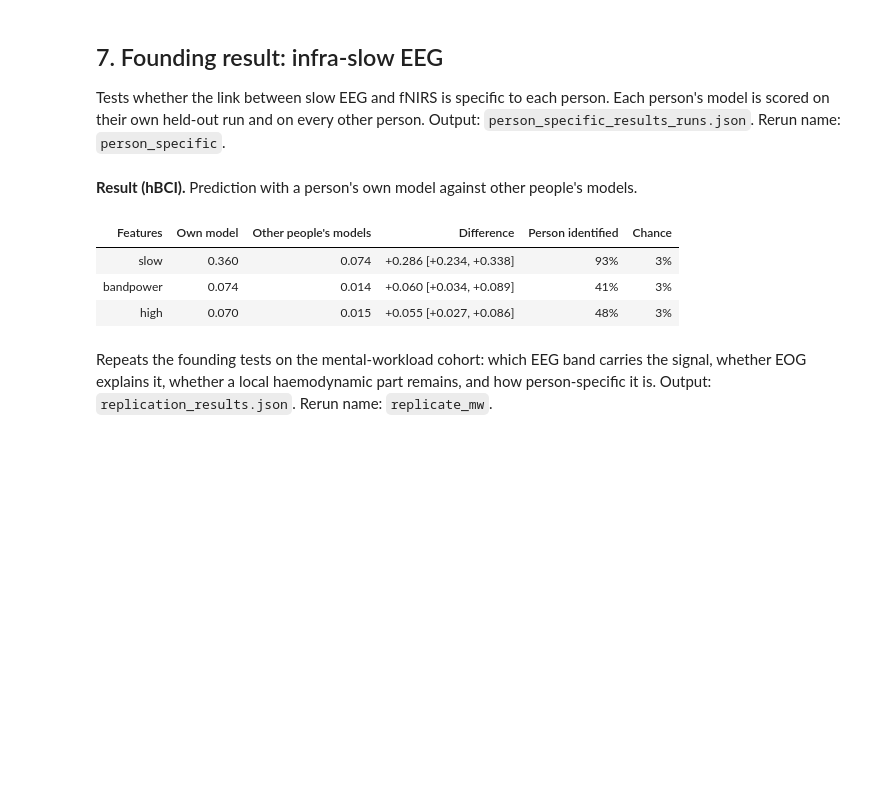
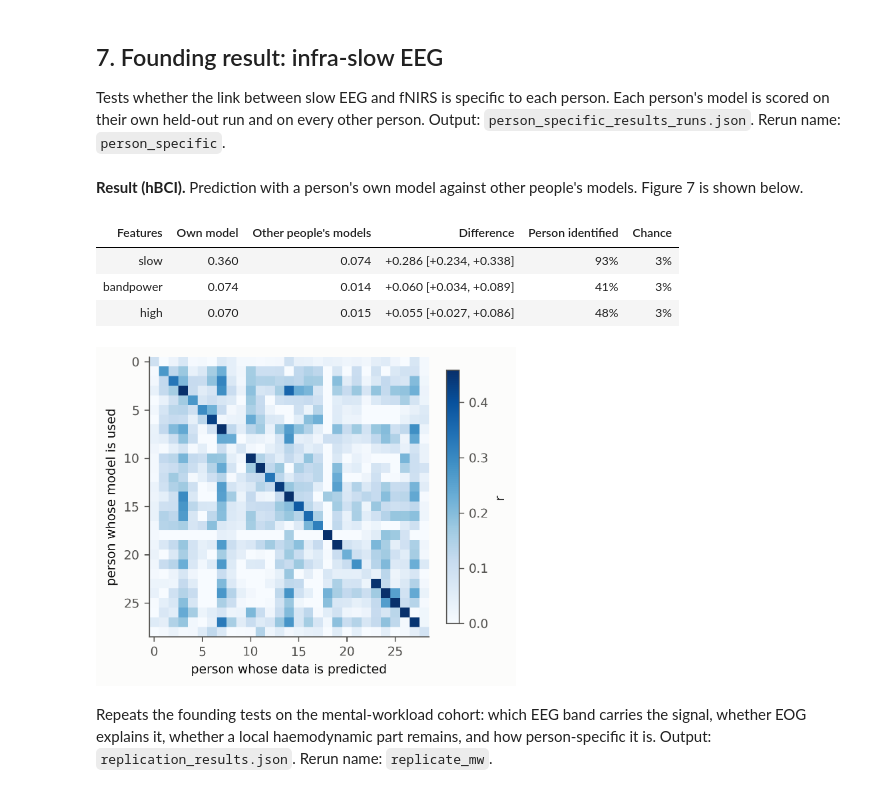
Before and after one commit to muntasirhossain2003/Cross-Modal-Prediction-of-fNIRS-Haemodynamics-From-Infra-Slow-EEG, a Jupyter notebook: merge/NeuroVascNet_Full.ipynb, the cells around one changed output. Cells and saved outputs as stored; diff of their text form; code cells hidden in the pictures; blank space fills up the shorter version.

```diff
--- a/merge/NeuroVascNet_Full.ipynb
+++ b/merge/NeuroVascNet_Full.ipynb
@@ -1729,16 +1729,30 @@ def person_specific(LIB=False, MODE="trials", SHARD=(0, 1), ARGS=()):
 if should("person_specific"):
     person_specific(MODE="runs")
 # %% [markdown]
-**Result (hBCI).** Prediction with a person's own model against other people's models.
+**Result (hBCI).** Prediction with a person's own model against other people's models. Figure 7 is shown below.
 # %%
 d = J("person_specific_results_runs.json")
 table([[k, f"{v['diag_mean']:.3f}", f"{v['offdiag_mean']:.3f}", f"{v['diff_mean']:+.3f} {ci(*v['diff_ci'])}", f"{v['identification']:.0%}", f"{v['identification_chance']:.0%}"] for k, v in d.items()],
       ["Features", "Own model", "Other people's models", "Difference", "Person identified", "Chance"])
+def draw_fig7():
+    M7 = np.array(RJ("person_specific_results_runs.json")["slow"]["matrix"], float)
+    fig, ax = plt.subplots(figsize=(4.3, 3.6))
+    im = ax.imshow(M7, cmap="Blues", vmin=0, vmax=np.nanpercentile(M7, 99))
+    ax.grid(False)
+    ax.set_xlabel("person whose data is predicted")
+    ax.set_ylabel("person whose model is used")
+    fig.colorbar(im, ax=ax, label="r", shrink=0.85)
+    save(fig, "fig7_person_matrix")
+
+
+draw_fig7()
+fig("fig7_person_matrix", 420)
 # %% [output]
 | Features | Own model | Other people's models | Difference | Person identified | Chance |
 | slow | 0.360 | 0.074 | +0.286 [+0.234, +0.338] | 93% | 3% |
 | bandpower | 0.074 | 0.014 | +0.060 [+0.034, +0.089] | 41% | 3% |
 | high | 0.070 | 0.015 | +0.055 [+0.027, +0.086] | 48% | 3% |
+[figure, added]
 # %% [markdown]
 Repeats the founding tests on the mental-workload cohort: which EEG band carries the signal, whether EOG explains it, whether a local haemodynamic part remains, and how person-specific it is. Output: `replication_results.json`. Rerun name: `replicate_mw`.
 # %%
```
Also changed, not shown: parts of 21 cells of this notebook, 33 other files.
